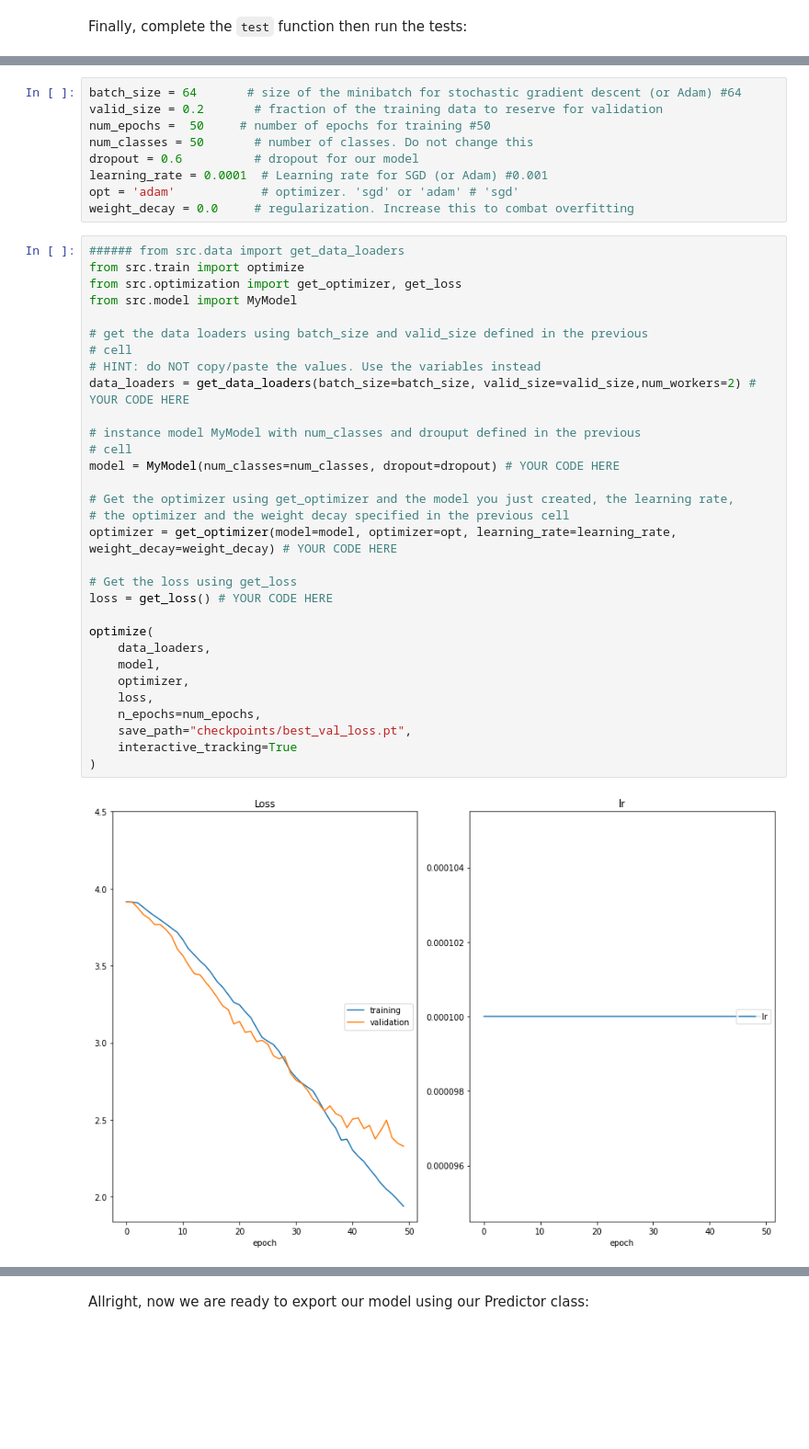
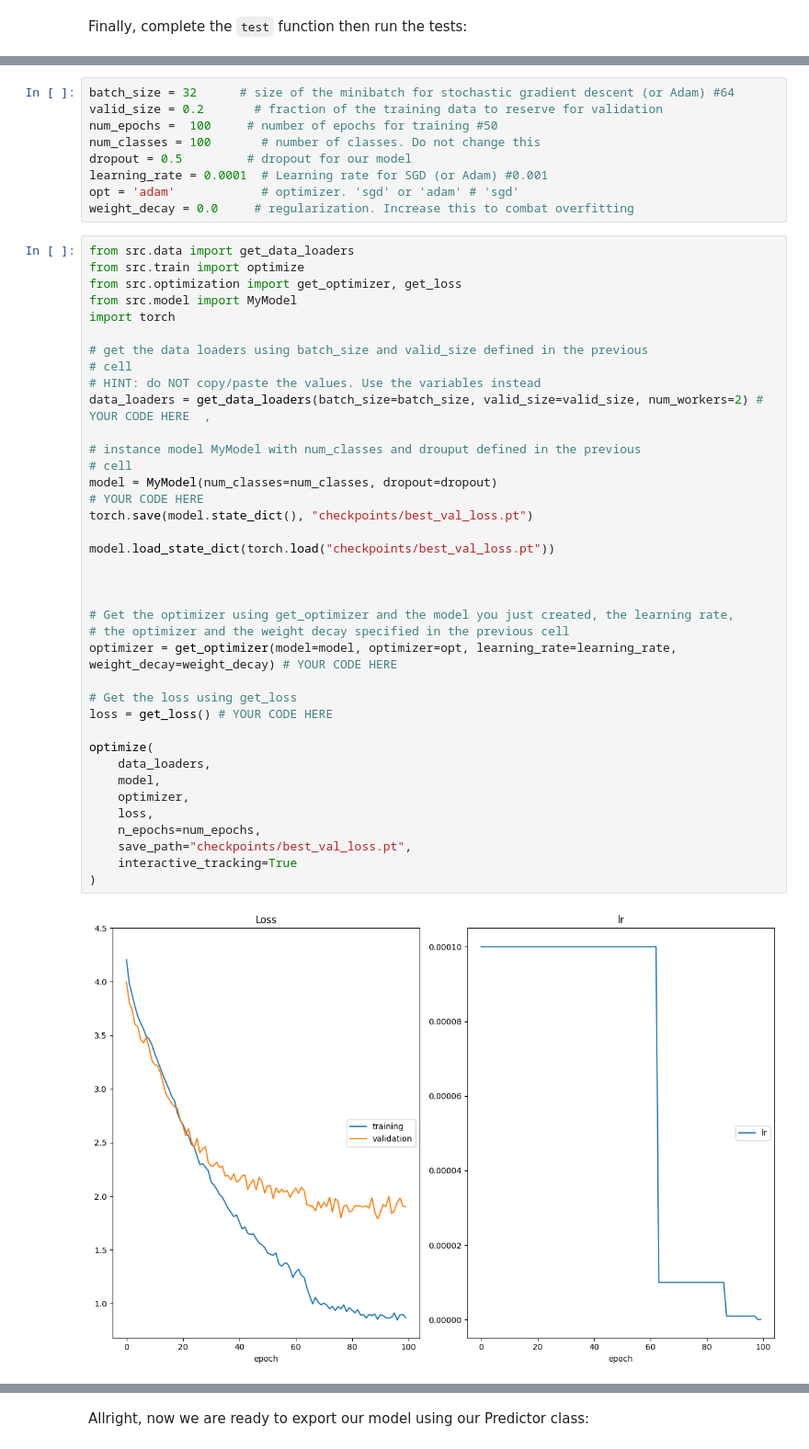
Before and after one commit to miyo-mico/project_Landmark-Classification-Tagging-for-Social-Media, a Jupyter notebook: cnn_from_scratch.ipynb, the cells around one changed output, grey strips where cells are left out. Shown at 92% size. Saved outputs shown, nothing was run; the diff lists cells and outputs as text; blank space fills up the shorter version.

```diff
--- a/cnn_from_scratch.ipynb
+++ b/cnn_from_scratch.ipynb
@@ -318,47 +308,54 @@ Allright, good job getting here! Now it's time to see if all our hard work pays
 
 Let's start by defining a few hyperparameters. Feel free to experiment with different values and try to optimize your model:
 # %%
-batch_size = 64       # size of the minibatch for stochastic gradient descent (or Adam) #64
+batch_size = 32      # size of the minibatch for stochastic gradient descent (or Adam) #64
 valid_size = 0.2       # fraction of the training data to reserve for validation
-num_epochs =  50     # number of epochs for training #50
-num_classes = 50       # number of classes. Do not change this
-dropout = 0.6          # dropout for our model
+num_epochs =  100     # number of epochs for training #50
+num_classes = 100       # number of classes. Do not change this
+dropout = 0.5         # dropout for our model
 learning_rate = 0.0001  # Learning rate for SGD (or Adam) #0.001
 opt = 'adam'            # optimizer. 'sgd' or 'adam' # 'sgd'
 weight_decay = 0.0     # regularization. Increase this to combat overfitting
 # %%
-###### from src.data import get_data_loaders
+from src.data import get_data_loaders
 from src.train import optimize
 from src.optimization import get_optimizer, get_loss
 from src.model import MyModel
+import torch
 
 # get the data loaders using batch_size and valid_size defined in the previous
 # cell
 # HINT: do NOT copy/paste the values. Use the variables instead
-data_loaders = get_data_loaders(batch_size=batch_size, valid_size=valid_size,num_workers=2) # YOUR CODE HERE
+data_loaders = get_data_loaders(batch_size=batch_size, valid_size=valid_size, num_workers=2) # YOUR CODE HERE  ,
 
 # instance model MyModel with num_classes and drouput defined in the previous
 # cell
-model = MyModel(num_classes=num_classes, dropout=dropout) # YOUR CODE HERE
+model = MyModel(num_classes=num_classes, dropout=dropout)
+# YOUR CODE HERE
+torch.save(model.state_dict(), "checkpoints/best_val_loss.pt")
+
+model.load_state_dict(torch.load("checkpoints/best_val_loss.pt"))
+
+
 
 # Get the optimizer using get_optimizer and the model you just created, the learning rate,
 # the optimizer and the weight decay specified in the previous cell
 optimizer = get_optimizer(model=model, optimizer=opt, learning_rate=learning_rate, weight_decay=weight_decay) # YOUR CODE HERE
 
 # Get the loss using get_loss
 loss = get_loss() # YOUR CODE HERE
 
 optimize(
     data_loaders,
     model,
     optimizer,
     loss,
     n_epochs=num_epochs,
     save_path="checkpoints/best_val_loss.pt",
     interactive_tracking=True
 )
 # %% [output]
-[figure, old version]
+[figure, new version]
 # %% [markdown]
 ---
 ## <img src="static_images/icons/noun-advance-2109145.png" alt=">" style="width:50px"/> Step 6: testing against the Test Set
```
Also changed, not shown: parts of 19 cells of this notebook.
